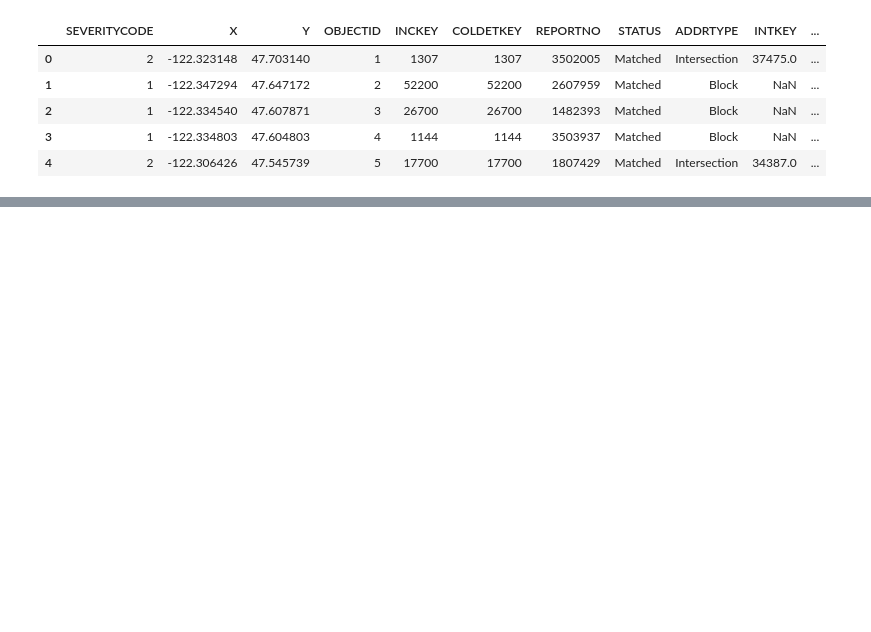
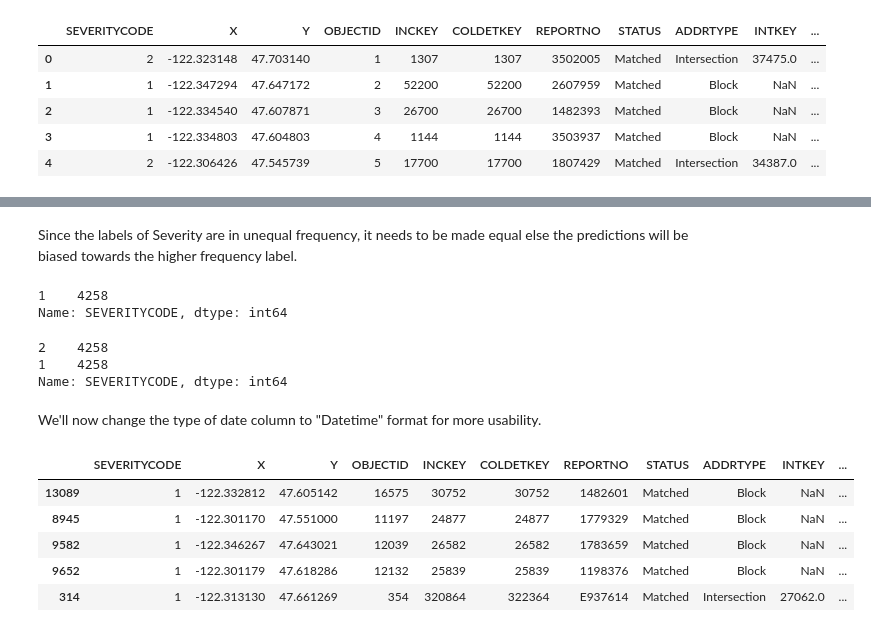
Before and after one commit to Ayushft/Coursera_Capstone, a Jupyter notebook: Applied_Data_Science_Capstone.ipynb, the cells around one changed output, grey strips where cells are left out. Drawn from its saved outputs; the diff is of its cells as text; code cells hidden in the pictures; blank space fills up the shorter version.

```diff
--- a/Applied_Data_Science_Capstone.ipynb
+++ b/Applied_Data_Science_Capstone.ipynb
@@ -6,5 +16,5 @@ import numpy as np
 # %%
-raw_df = pd.read_csv("Data-Collisions.csv",low_memory=False)
+raw_df = pd.read_csv("drive/My Drive/Data-Collisions.csv",low_memory=False)
 # %%
 raw_df.head()
 # %% [output]
@@ -20,0 +35,30 @@ raw_df['ROADCOND'].isnull().sum(axis=0)
+# %% [markdown]
+Since the labels of Severity are in unequal frequency, it needs to be made equal else the predictions will be biased towards the higher frequency label.
+# %%
+raw_df_major = raw_df[raw_df['SEVERITYCODE']==1]
+raw_df_minor = raw_df[raw_df['SEVERITYCODE']==2]
+# %%
+raw_df_major = raw_df_major.sample(n=4258,random_state=7)
+raw_df_major['SEVERITYCODE'].value_counts()
+# %% [output]
+1    4258
+Name: SEVERITYCODE, dtype: int64
+# %%
+equal_df = pd.concat([raw_df_major,raw_df_minor])
+equal_df['SEVERITYCODE'].value_counts()
+# %% [output]
+2    4258
+1    4258
+Name: SEVERITYCODE, dtype: int64
+# %% [markdown]
+We'll now change the type of date column to "Datetime" format for more usability.
+# %%
+pd.to_datetime(equal_df.INCDTTM)
+equal_df.head()
+# %% [output]
+|  | SEVERITYCODE | X | Y | OBJECTID | INCKEY | COLDETKEY | REPORTNO | STATUS | ADDRTYPE | INTKEY | ... |
+| 13089 | 1 | -122.332812 | 47.605142 | 16575 | 30752 | 30752 | 1482601 | Matched | Block | NaN | ... |
+| 8945 | 1 | -122.301170 | 47.551000 | 11197 | 24877 | 24877 | 1779329 | Matched | Block | NaN | ... |
+| 9582 | 1 | -122.346267 | 47.643021 | 12039 | 26582 | 26582 | 1783659 | Matched | Block | NaN | ... |
+| 9652 | 1 | -122.301179 | 47.618286 | 12132 | 25839 | 25839 | 1198376 | Matched | Block | NaN | ... |
+| 314 | 1 | -122.313130 | 47.661269 | 354 | 320864 | 322364 | E937614 | Matched | Intersection | 27062.0 | ... |
```
Also changed, not shown: parts of 15 cells of this notebook.
